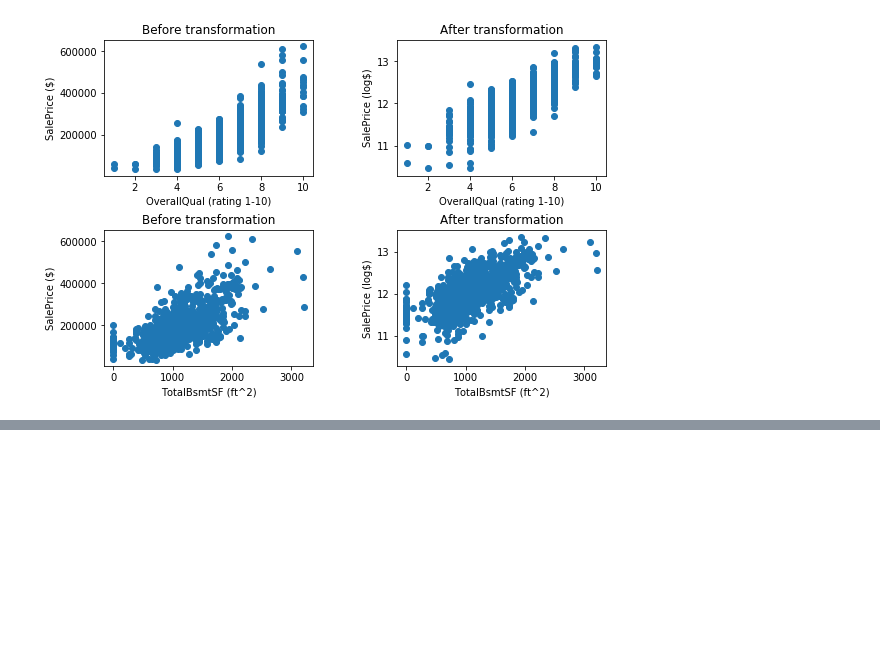
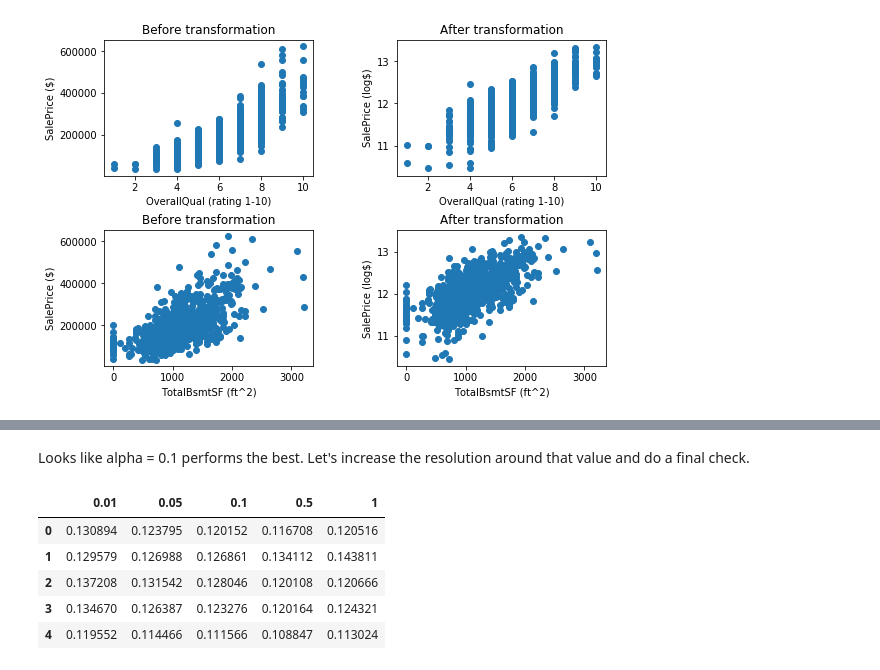
Before and after one commit to stevendevan/KaggleHousePrices, a Jupyter notebook: KaggleHousePrices.ipynb, the cells around one changed output, grey strips where cells are left out. Cells and saved outputs as stored; diff of their text form; code cells hidden in the pictures; blank space fills up the shorter version.

```diff
--- a/KaggleHousePrices.ipynb
+++ b/KaggleHousePrices.ipynb
@@ -357,0 +448,17 @@ Cool. Looks like we've got the data prepped and ready. So what model do we choos
+# %% [markdown]
+Looks like alpha = 0.1 performs the best. Let's increase the resolution around that value and do a final check.
+# %%
+randstate = 10
+Xtrain_rand = Xtrain.sample(frac=1, random_state=randstate)
+y_log_rand = y_log.sample(frac=1, random_state=randstate)
+
+alphas = [.01, .05, .1, .5, 1]
+cv_test_2 = RidgeCV_custom(model_ridge, alphas, Xtrain_rand, y_log_rand)
+cv_test_2
+# %% [output]
+|  | 0.01 | 0.05 | 0.1 | 0.5 | 1 |
+| 0 | 0.130894 | 0.123795 | 0.120152 | 0.116708 | 0.120516 |
+| 1 | 0.129579 | 0.126988 | 0.126861 | 0.134112 | 0.143811 |
+| 2 | 0.137208 | 0.131542 | 0.128046 | 0.120108 | 0.120666 |
+| 3 | 0.134670 | 0.126387 | 0.123276 | 0.120164 | 0.124321 |
+| 4 | 0.119552 | 0.114466 | 0.111566 | 0.108847 | 0.113024 |
```
Also changed, not shown: parts of 17 cells of this notebook.
